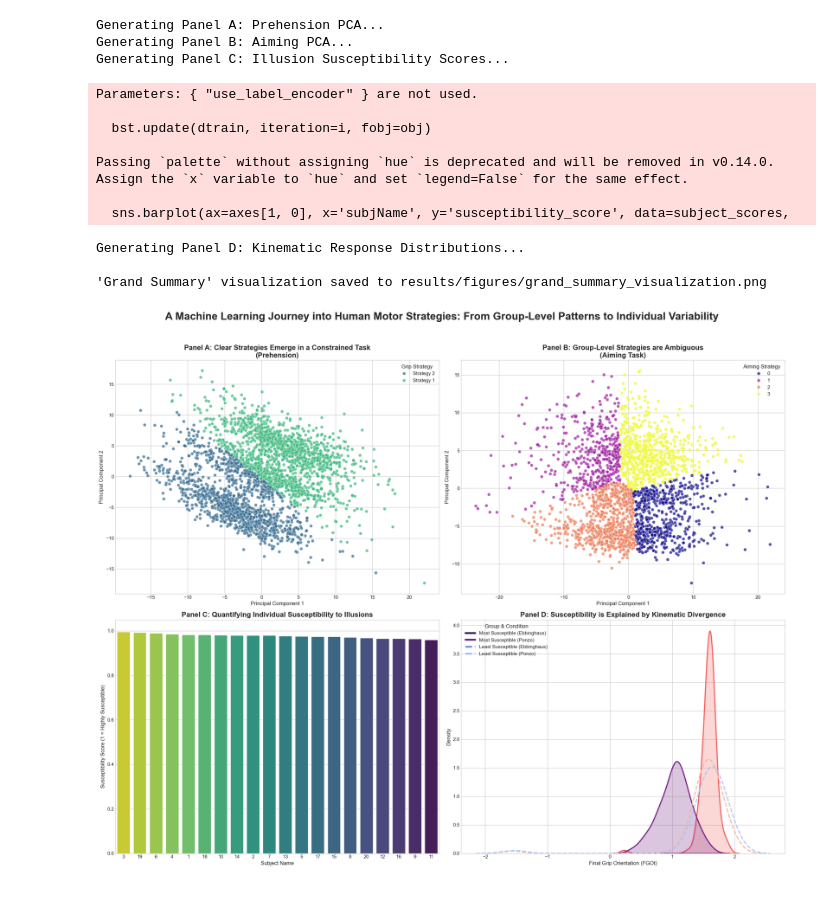
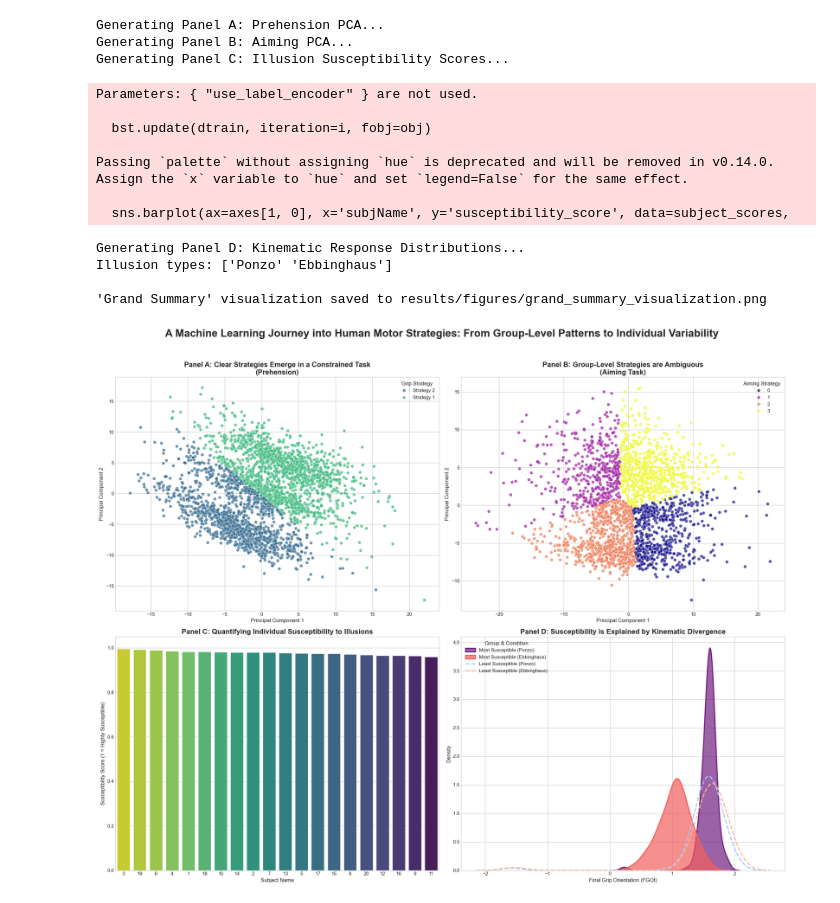
Before and after one commit to BhargavKumarNath/Classifying-Grip-Strategies-Using-Machine-Learning-, a Jupyter notebook: notebooks/03_advance_modeling/07_Final_visualisation.ipynb, the cells around one changed output. Saved outputs shown, nothing was run; the diff lists cells and outputs as text; code cells hidden in the pictures.

```diff
--- a/notebooks/03_advance_modeling/07_Final_visualisation.ipynb
+++ b/notebooks/03_advance_modeling/07_Final_visualisation.ipynb
@@ -123,57 +123,59 @@ most_susceptible_subjects = subject_scores.head(n_subjects_to_compare)['subjName
 
 df_least = df_illusions[df_illusions['subjName'].isin(least_susceptible_subjects)]
 df_most = df_illusions[df_illusions['subjName'].isin(most_susceptible_subjects)]
 
-# Plot distributions for both groups on the fourth subplot
-sns.kdeplot(ax=axes[1, 1], data=df_most, x='FGOt', hue='illusion', fill=True,
-            common_norm=False, palette='magma', linewidth=2.5, label='_nolegend_')
+# Get the unique illusion types to ensure consistent color mapping
+illusion_types = df_illusions['illusion'].unique()
+print(f"Illusion types: {illusion_types}")  # Debug: see what illusions we have
 
-# Overlay the distributions for the least susceptible group with dashed lines for contrast
-sns.kdeplot(
-    ax=axes[1, 1],
-    data=df_least,
-    x='FGOt',
-    hue='illusion',
-    common_norm=False,
-    palette='coolwarm',
-    linestyle='--',
-    linewidth=2.5,
-    fill=False,
-    legend=False
-)
+# Define colors explicitly for each illusion type
+magma_colors = sns.color_palette('magma', len(illusion_types))
+coolwarm_colors = sns.color_palette('coolwarm', len(illusion_types))
+
+# Create color mapping dictionaries
+magma_color_map = dict(zip(illusion_types, magma_colors))
+coolwarm_color_map = dict(zip(illusion_types, coolwarm_colors))
+
+# Plot distributions for most susceptible group (filled)
+for i, illusion in enumerate(illusion_types):
+    data_subset = df_most[df_most['illusion'] == illusion]
+    sns.kdeplot(ax=axes[1, 1], data=data_subset, x='FGOt',
+                fill=True, color=magma_colors[i], alpha=0.7,
+                linewidth=2.5, label=f'Most Susceptible ({illusion})')
+
+# Plot distributions for least susceptible group (dashed)
+for i, illusion in enumerate(illusion_types):
+    data_subset = df_least[df_least['illusion'] == illusion]
+    sns.kdeplot(ax=axes[1, 1], data=data_subset, x='FGOt',
+                fill=False, color=coolwarm_colors[i],
+                linestyle='--', linewidth=2.5,
+                label=f'Least Susceptible ({illusion})')
 
 axes[1, 1].set_title('Panel D: Susceptibility is Explained by Kinematic Divergence', fontsize=16, weight='bold')
 axes[1, 1].set_xlabel('Final Grip Orientation (FGOt)', fontsize=12)
 axes[1, 1].set_ylabel('Density', fontsize=12)
 
-# Create a custom legend
-from matplotlib.lines import Line2D
-legend_elements = [
-    Line2D([0], [0], color=sns.color_palette('magma')[0], lw=4, label='Most Susceptible (Ebbinghaus)'),
-    Line2D([0], [0], color=sns.color_palette('magma')[1], lw=4, label='Most Susceptible (Ponzo)'),
-    Line2D([0], [0], color=sns.color_palette('coolwarm')[0], lw=4, linestyle='--', label='Least Susceptible (Ebbinghaus)'),
-    Line2D([0], [0], color=sns.color_palette('coolwarm')[1], lw=4, linestyle='--', label='Least Susceptible (Ponzo)')
-]
-axes[1, 1].legend(handles=legend_elements, title='Group & Condition', loc='upper left')
-
+# The legend will now automatically match the colors used in the plot
+axes[1, 1].legend(title='Group & Condition', loc='upper left')
 
 # Final Touches
 plt.tight_layout(rect=[0, 0, 1, 0.96])
 plt.savefig("../../results/figures/grand_summary_visualization.png", dpi=300)
 print("\n'Grand Summary' visualization saved to results/figures/grand_summary_visualization.png")
 plt.show()
 # %% [output]
 Generating Panel A: Prehension PCA...
 Generating Panel B: Aiming PCA...
 Generating Panel C: Illusion Susceptibility Scores...
 Parameters: { "use_label_encoder" } are not used.
 
   bst.update(dtrain, iteration=i, fobj=obj)
 
 Passing `palette` without assigning `hue` is deprecated and will be removed in v0.14.0. Assign the `x` variable to `hue` and set `legend=False` for the same effect.
 
   sns.barplot(ax=axes[1, 0], x='subjName', y='susceptibility_score', data=subject_scores,
 Generating Panel D: Kinematic Response Distributions...
+Illusion types: ['Ponzo' 'Ebbinghaus']
 
 'Grand Summary' visualization saved to results/figures/grand_summary_visualization.png
-[figure, old version]
+[figure, new version]
```
Also changed, not shown: 5 other files.
